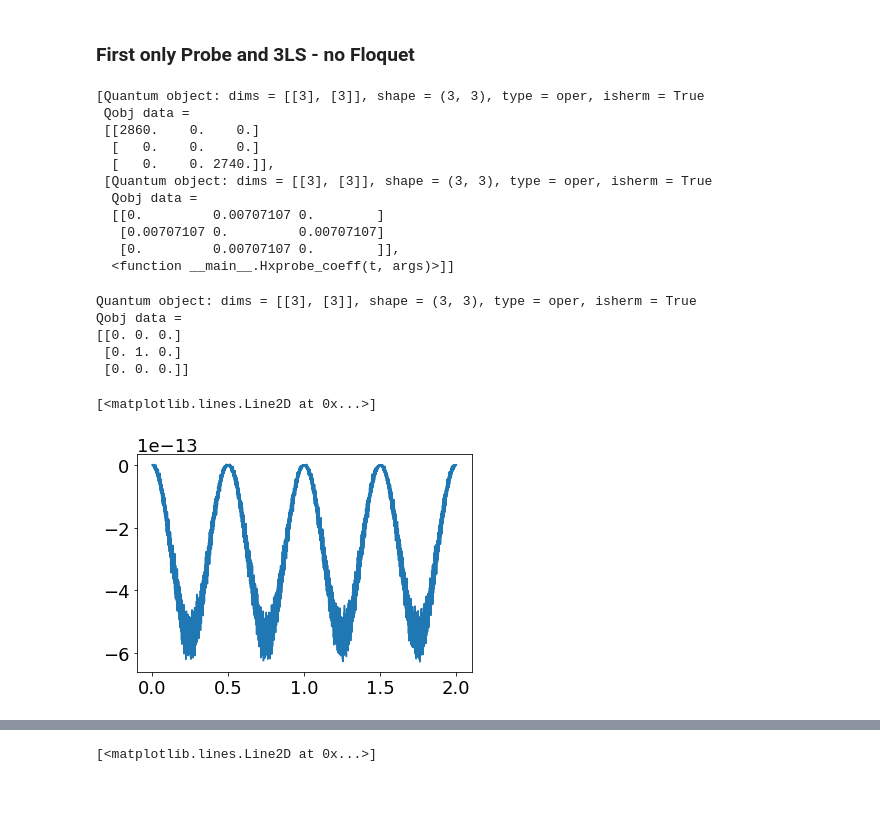
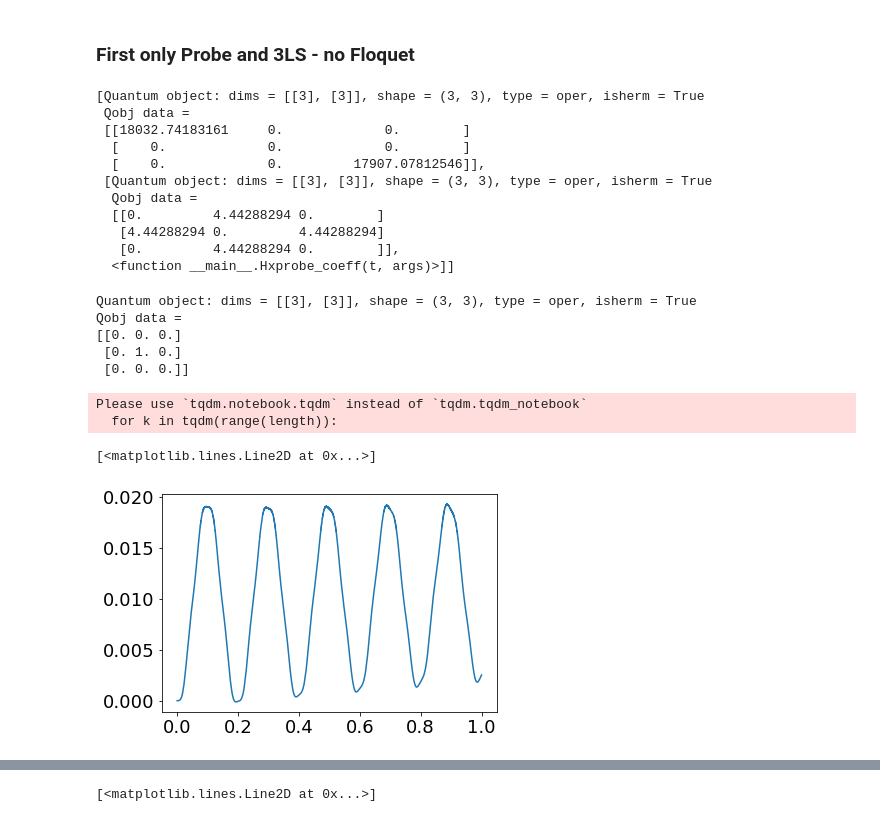
Before and after one commit to jonasmeinel/Floquet-for-Double-Quantum, a Jupyter notebook: simulations/Untitled.ipynb, the cells around one changed output, grey strips where cells are left out. Cells and saved outputs as stored; diff of their text form; code cells hidden in the pictures; blank space fills up the shorter version.

```diff
--- a/simulations/Untitled.ipynb
+++ b/simulations/Untitled.ipynb
@@ -27,9 +27,10 @@ control field $\Omega_1$ given the transitions between energy levels.
 Firat we define the operators and verify all variables with FID/rabi oscillations
 # %%
 #resonance frequency D \pm ws
-ws = 0.06e3
-D = 2.8e3
+ws = 0.01e3
+D = 2.86e3
 
 def get_Hdc():
-    Hdc = ws * sz + D*(sz**2)
+    Hdc = ws * sz * 2 * np.pi+ D*(sz**2) * 2 * np.pi
     return Hdc
+get_Hdc()
@@ -48,12 +51,13 @@ sz = q.spin_Jz(1)
 Hdc = get_Hdc()
 
 #time list
-time_x=2
-t = np.linspace(0, time_x, 5000)
+time_x=1
+t = np.linspace(0, time_x, 10000)
 
 #initial state
-a = 45
-phi =np.cos(np.deg2rad(a))*q.basis(3,0) + np.sin(np.deg2rad(a))* q.basis(3,1)
+a = 90
+phi =np.cos(np.deg2rad(a)/2)*q.basis(3,1) + np.sin(np.deg2rad(a)/2)* q.basis(3,2)
+
 rho_nv = phi*phi.dag()
 rho_nv
 # %% [output]
@@ -74,16 +84,16 @@ plt.plot(np.fft.rfft(data))
 # %% [markdown]
 ### First only Probe and 3LS - no Floquet
 # %%
-
-
-Omega = 0.01
+Omega = 1 #MHz
 Omegarf = 0.04
 
 #time independant
-Hdc = get_Hdc()
+Hdc = get_Hdc() #MHz
 
 #time dependant
-H1 = Omega * sx
+H1 = Omega * sx * 2 * np.pi
+
+
 Hrf = Omegarf * sz
 
 #time dependant functions
@@ -105,45 +115,48 @@ H
 # %% [output]
 [Quantum object: dims = [[3], [3]], shape = (3, 3), type = oper, isherm = True
  Qobj data =
- [[2860.    0.    0.]
-  [   0.    0.    0.]
-  [   0.    0. 2740.]],
+ [[18032.74183161     0.             0.        ]
+  [    0.             0.             0.        ]
+  [    0.             0.         17907.07812546]],
  [Quantum object: dims = [[3], [3]], shape = (3, 3), type = oper, isherm = True
   Qobj data =
-  [[0.         0.00707107 0.        ]
-   [0.00707107 0.         0.00707107]
-   [0.         0.00707107 0.        ]],
+  [[0.         4.44288294 0.        ]
+   [4.44288294 0.         4.44288294]
+   [0.         4.44288294 0.        ]],
   <function __main__.Hxprobe_coeff(t, args)>]]
 # %%
 #initial state
 phi = q.basis(3,1)
 rho_nv = phi*phi.dag()
 print(rho_nv)
 
-startf = -2
-stopf = 2
+startf = -15
+stopf = 15
 
 odmr_frq = []
 odmr = []
-length=10
+length=50
 wrf = 1
 phase = 0
 
 freqs  = np.linspace(startf,stopf,length)
+from tqdm import tqdm_notebook as tqdm
 
-for k in range(length):
+for k in tqdm(range(length)):
     wodmr = freqs[k] + 2860
     odmr_frq.append(wodmr)
     output = q.mesolve(H=H, rho0=rho_nv, tlist=t, c_ops = [], e_ops=[],
-                       options=q.Options(nsteps=100000), args={'freq1':wodmr ,'freqp': wrf, 'phasep': phase})
+                       options=q.Options(nsteps=100000), args={'freqp': wodmr, 'phasep': phase})
     odmr.append(q.expect(output.states, sz)[-1])
 
 plt.plot(t,q.expect(output.states, sz))
 # %% [output]
 Quantum object: dims = [[3], [3]], shape = (3, 3), type = oper, isherm = True
 Qobj data =
 [[0. 0. 0.]
  [0. 1. 0.]
  [0. 0. 0.]]
-[<matplotlib.lines.Line2D at 0x...>]
+Please use `tqdm.notebook.tqdm` instead of `tqdm.tqdm_notebook`
+  for k in tqdm(range(length)):
+[<matplotlib.lines.Line2D at 0x...>]
-[figure, old version]
+[figure, new version]
```
Also changed, not shown: parts of 8 cells of this notebook, 5 other files.
